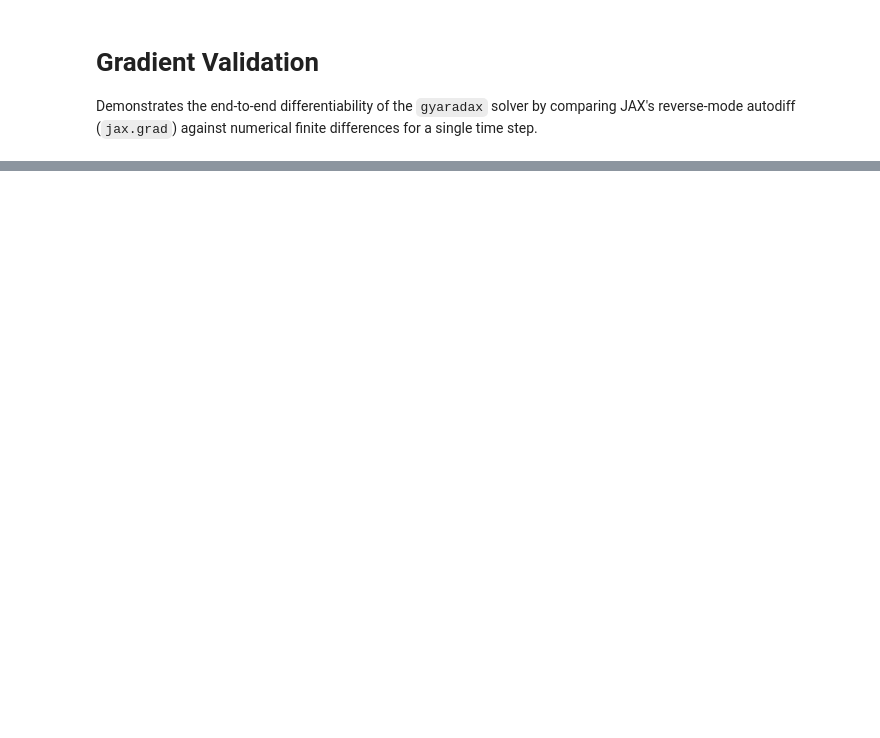
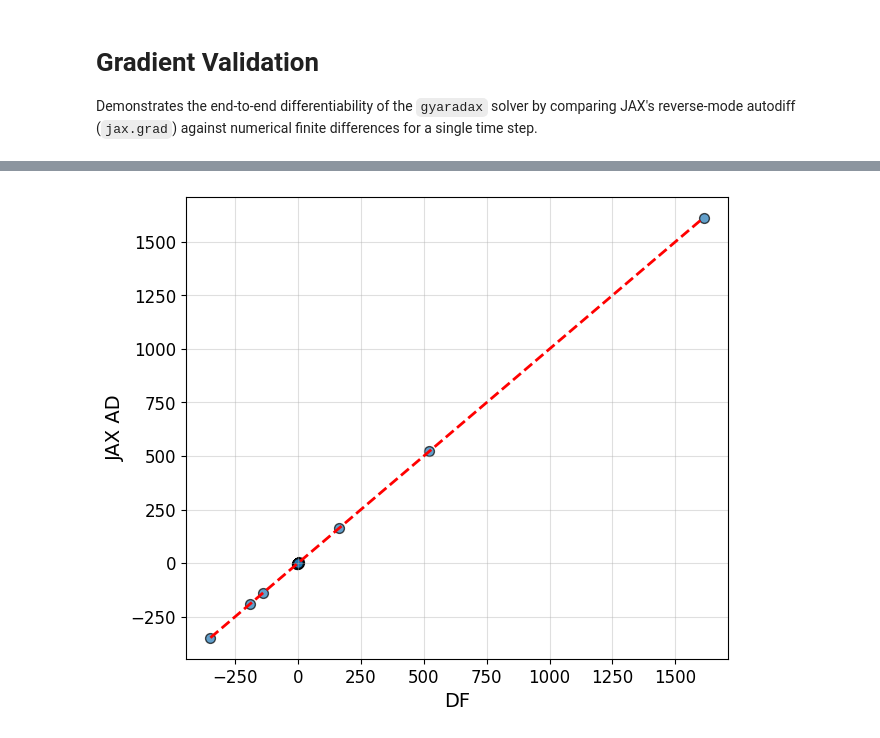
Before and after one commit to gerkone/gyaradax, a Jupyter notebook: notebooks/gradients.ipynb, the cells around one changed output, grey strips where cells are left out. Drawn from its saved outputs; the diff is of its cells as text; code cells hidden in the pictures; blank space fills up the shorter version.

```diff
--- a/notebooks/gradients.ipynb
+++ b/notebooks/gradients.ipynb
@@ -143,16 +129,13 @@ print(f"Mean Relative Error: {mean_err:.4e}")
 # %%
 plt.figure(figsize=(7, 6))
 plt.scatter(fd_grads_real, ad_grads_real, alpha=0.7, edgecolors="k", s=50)
 
-# Identity line
 min_val = min(np.min(fd_grads_real), np.min(ad_grads_real))
 max_val = max(np.max(fd_grads_real), np.max(ad_grads_real))
-plt.plot([min_val, max_val], [min_val, max_val], "r--", lw=2, label="Identity (y=x)")
+plt.plot([min_val, max_val], [min_val, max_val], "r--", lw=2)
 
-plt.title("Analytical vs. Numerical Gradients (Real Part)")
-plt.xlabel("Finite Difference Gradient")
-plt.ylabel("JAX Autodiff Gradient")
+plt.xlabel("DF")
+plt.ylabel("JAX AD")
 plt.grid(True, alpha=0.4)
-plt.legend()
-plt.tight_layout()
-plt.show()
+# %% [output]
+[figure, added]
```
Also changed, not shown: parts of 11 cells of this notebook, 18 other files.
